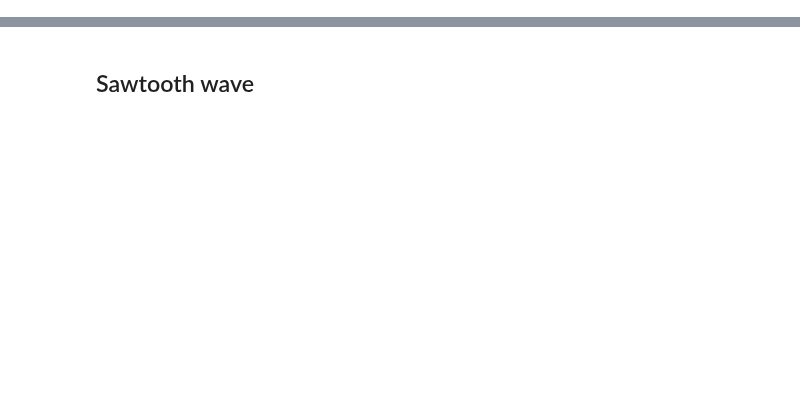
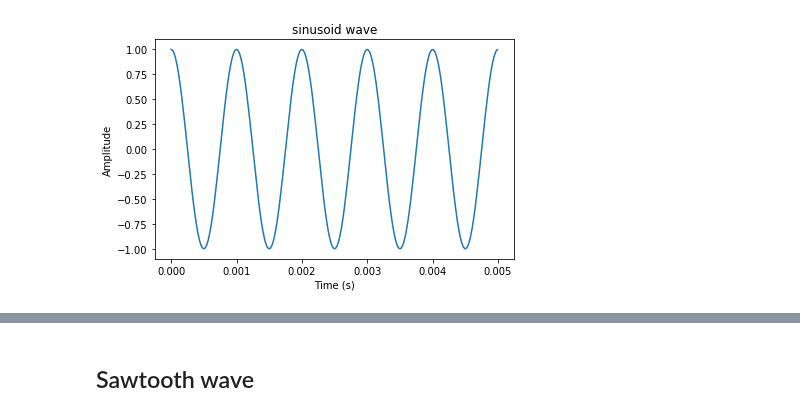
Before and after one commit to AllenDowney/ThinkDSP, a Jupyter notebook: code/fourth_wave.ipynb, the cells around one changed output, grey strips where cells are left out. Cells and saved outputs as stored; diff of their text form; code cells hidden in the pictures; blank space fills up the shorter version.

```diff
--- a/code/fourth_wave.ipynb
+++ b/code/fourth_wave.ipynb
@@ -10,0 +91,11 @@ import matplotlib.pyplot as plt
+# %%
+def sinusoid_func(cycles):
+    return np.cos(2 * np.pi * cycles)
+# %%
+plt.plot(ts, sinusoid_func(cycles))
+
+decorate(xlabel='Time (s)',
+         ylabel='Amplitude',
+         title='sinusoid wave')
+# %% [output]
+[figure, added]
```
Also changed, not shown: parts of 105 cells of this notebook.
